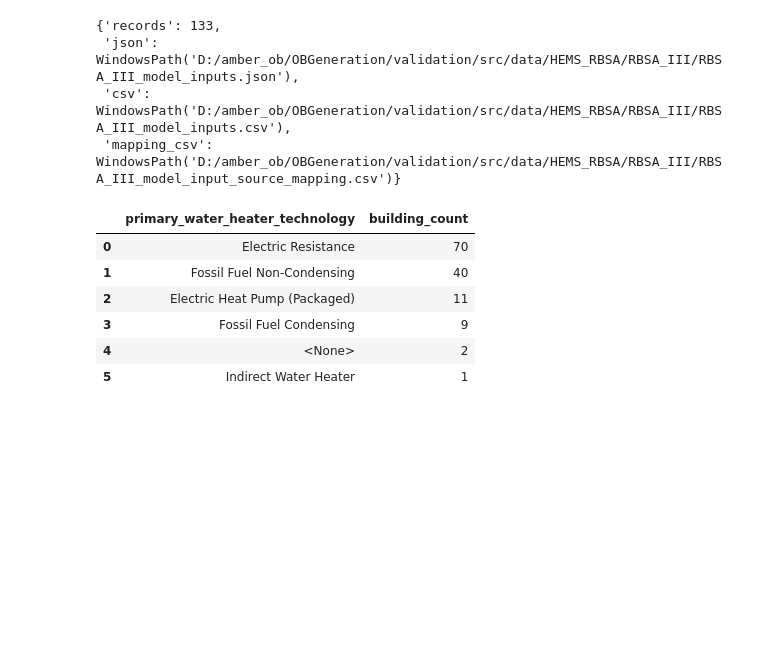
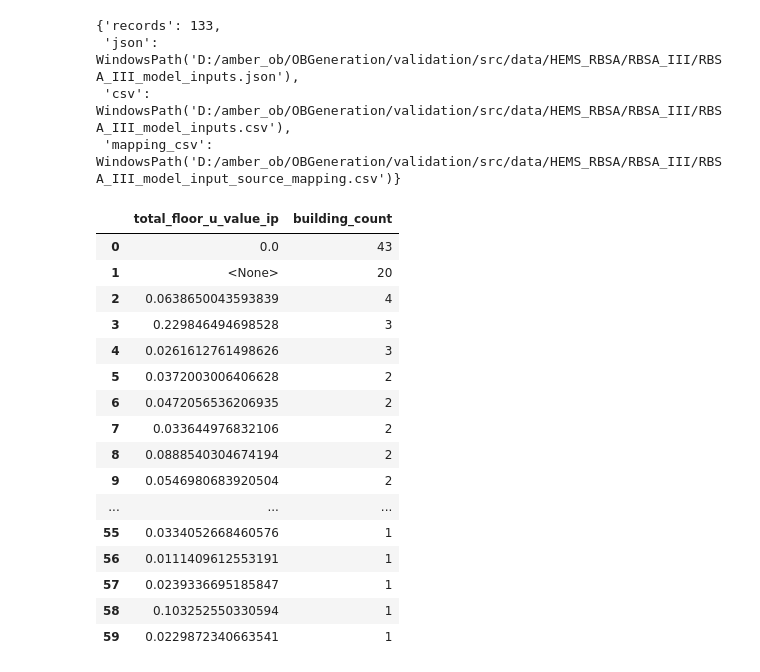
Before and after one commit to AmberJiayuSu/OBGeneration, a Jupyter notebook: validation/notebooks/detailed_site_info.ipynb, the cells around one changed output. Drawn from its saved outputs; the diff is of its cells as text; code cells hidden in the pictures; blank space fills up the shorter version.

```diff
--- a/validation/notebooks/detailed_site_info.ipynb
+++ b/validation/notebooks/detailed_site_info.ipynb
@@ -271,30 +271,40 @@ model_input_exports
  'csv': WindowsPath('D:/amber_ob/OBGeneration/validation/src/data/HEMS_RBSA/RBSA_III/RBSA_III_model_inputs.csv'),
  'mapping_csv': WindowsPath('D:/amber_ob/OBGeneration/validation/src/data/HEMS_RBSA/RBSA_III/RBSA_III_model_input_source_mapping.csv')}
 # %%
-field_to_inspect = "primary_water_heater_technology"
+field_to_inspect = "total_floor_u_value_ip"
 
 model_input_df = pd.read_csv(
     rbsa_iii_dir / "RBSA_III_model_inputs.csv",
     dtype=str,
 )
 
 unique_value_counts = (
     model_input_df[field_to_inspect]
     .fillna("<None>")
     .value_counts(dropna=False)
     .rename_axis(field_to_inspect)
     .reset_index(name="building_count")
 )
 pd.set_option("display.max_colwidth", None)
 unique_value_counts
 # %% [output]
-|  | primary_water_heater_technology | building_count |
-| 0 | Electric Resistance | 70 |
-| 1 | Fossil Fuel Non-Condensing | 40 |
-| 2 | Electric Heat Pump (Packaged) | 11 |
-| 3 | Fossil Fuel Condensing | 9 |
-| 4 | <None> | 2 |
-| 5 | Indirect Water Heater | 1 |
+|  | total_floor_u_value_ip | building_count |
+| 0 | 0.0 | 43 |
+| 1 | <None> | 20 |
+| 2 | 0.0638650043593839 | 4 |
+| 3 | 0.229846494698528 | 3 |
+| 4 | 0.0261612761498626 | 3 |
+| 5 | 0.0372003006406628 | 2 |
+| 6 | 0.0472056536206935 | 2 |
+| 7 | 0.033644976832106 | 2 |
+| 8 | 0.0888540304674194 | 2 |
+| 9 | 0.0546980683920504 | 2 |
+| ... | ... | ... |
+| 55 | 0.0334052668460576 | 1 |
+| 56 | 0.0111409612553191 | 1 |
+| 57 | 0.0239336695185847 | 1 |
+| 58 | 0.103252550330594 | 1 |
+| 59 | 0.0229872340663541 | 1 |
 # %%
 model_input_df[model_input_df[field_to_inspect].isna()]
 # %% [output]
```
Also changed, not shown: parts of 1 cell of this notebook, 2 other files.
